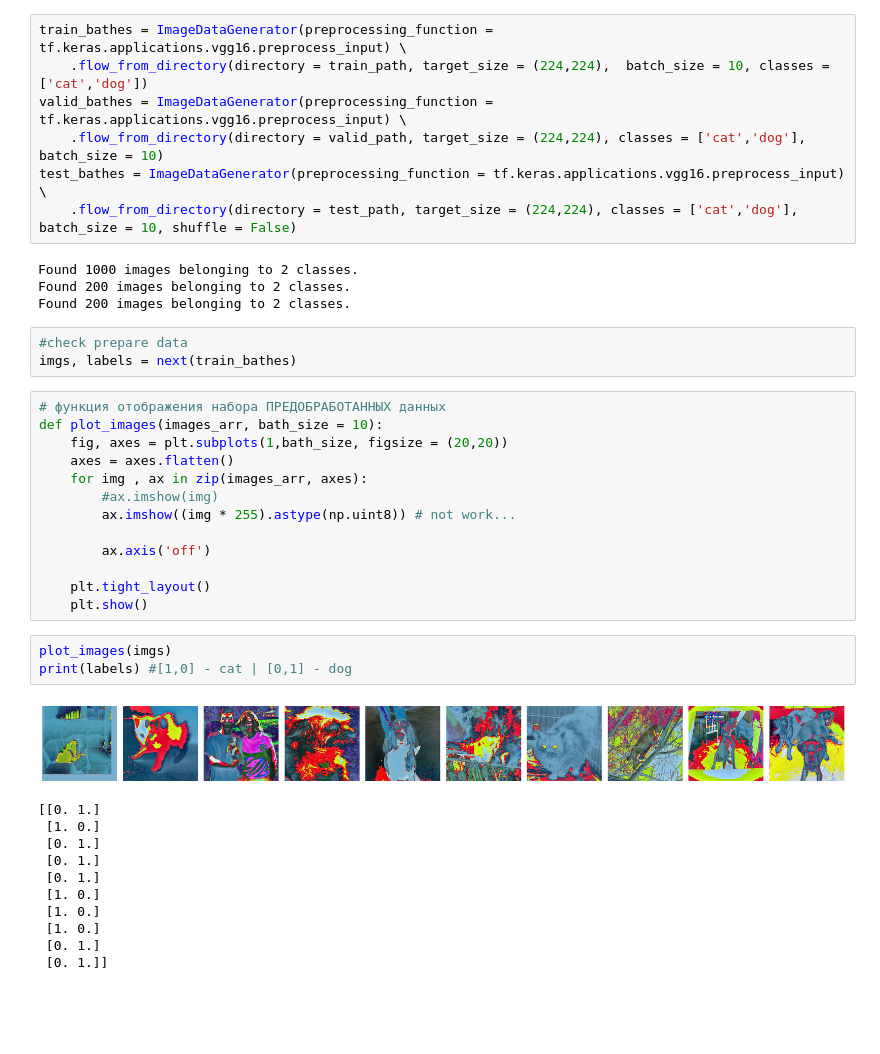
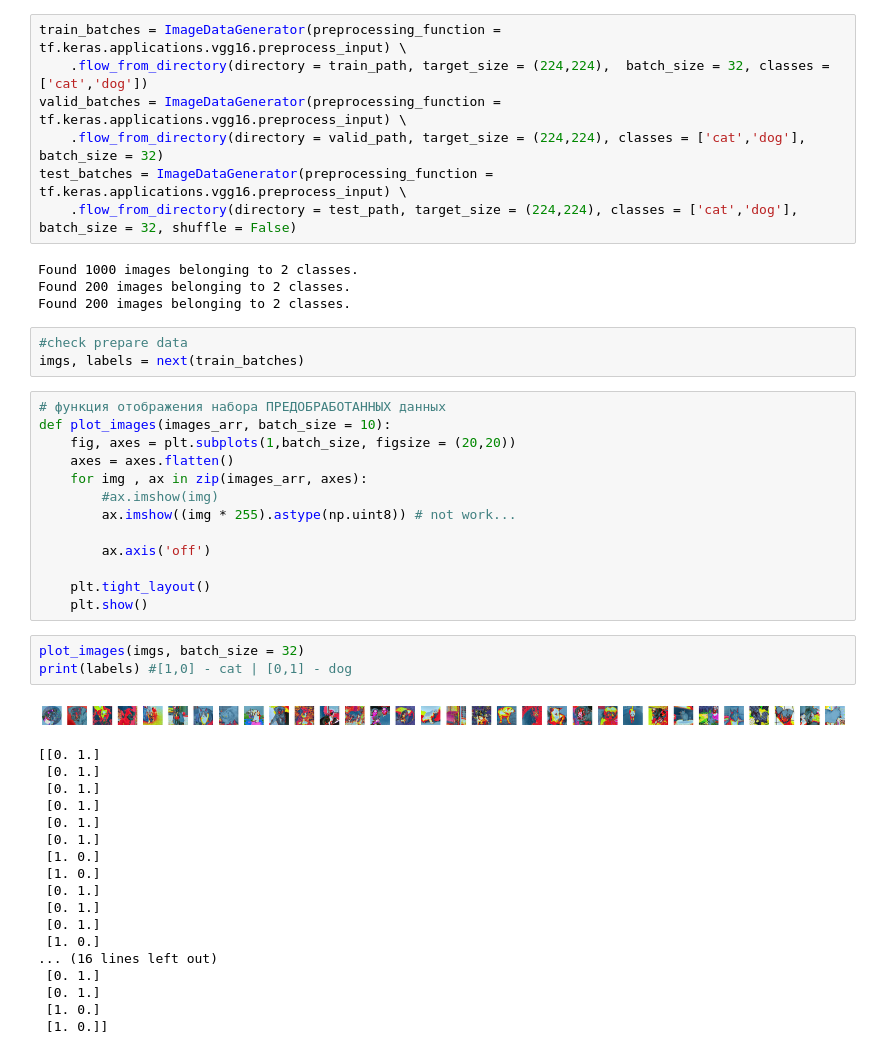
Before and after one commit to AntoniSopka97/Cat_Dog_Classifications_Keras, a Jupyter notebook: Cat_Dog_Classifications_use_Kearas.ipynb, the cells around one changed output. Saved outputs shown, nothing was run; the diff lists cells and outputs as text; blank space fills up the shorter version.

Commit message:
Testin CNN learning data and predict info

```diff
--- a/Cat_Dog_Classifications_use_Kearas.ipynb
+++ b/Cat_Dog_Classifications_use_Kearas.ipynb
@@ -70,23 +70,23 @@ train_path = path + 'train'
 valid_path = path + 'valid'
 test_path = path + 'test'
 # %%
-train_bathes = ImageDataGenerator(preprocessing_function = tf.keras.applications.vgg16.preprocess_input) \
-    .flow_from_directory(directory = train_path, target_size = (224,224),  batch_size = 10, classes = ['cat','dog'])
-valid_bathes = ImageDataGenerator(preprocessing_function = tf.keras.applications.vgg16.preprocess_input) \
-    .flow_from_directory(directory = valid_path, target_size = (224,224), classes = ['cat','dog'], batch_size = 10)
-test_bathes = ImageDataGenerator(preprocessing_function = tf.keras.applications.vgg16.preprocess_input) \
-    .flow_from_directory(directory = test_path, target_size = (224,224), classes = ['cat','dog'], batch_size = 10, shuffle = False)
+train_batches = ImageDataGenerator(preprocessing_function = tf.keras.applications.vgg16.preprocess_input) \
+    .flow_from_directory(directory = train_path, target_size = (224,224),  batch_size = 32, classes = ['cat','dog'])
+valid_batches = ImageDataGenerator(preprocessing_function = tf.keras.applications.vgg16.preprocess_input) \
+    .flow_from_directory(directory = valid_path, target_size = (224,224), classes = ['cat','dog'], batch_size = 32)
+test_batches = ImageDataGenerator(preprocessing_function = tf.keras.applications.vgg16.preprocess_input) \
+    .flow_from_directory(directory = test_path, target_size = (224,224), classes = ['cat','dog'], batch_size = 32, shuffle = False)
 # %% [output]
 Found 1000 images belonging to 2 classes.
 Found 200 images belonging to 2 classes.
 Found 200 images belonging to 2 classes.
 # %%
 #check prepare data
-imgs, labels = next(train_bathes)
+imgs, labels = next(train_batches)
 # %%
 # функция отображения набора ПРЕДОБРАБОТАННЫХ данных
-def plot_images(images_arr, bath_size = 10):
-    fig, axes = plt.subplots(1,bath_size, figsize = (20,20))
+def plot_images(images_arr, batch_size = 10):
+    fig, axes = plt.subplots(1,batch_size, figsize = (20,20))
     axes = axes.flatten()
     for img , ax in zip(images_arr, axes):
         #ax.imshow(img)
@@ -96,18 +96,25 @@ def plot_images(images_arr, bath_size = 10):
 
     plt.tight_layout()
     plt.show()
-# %%
-plot_images(imgs)
-print(labels) #[1,0] - cat | [0,1] - dog
-# %% [output]
-[figure, removed]
-[[0. 1.]
- [1. 0.]
- [0. 1.]
- [0. 1.]
- [0. 1.]
- [1. 0.]
- [1. 0.]
- [1. 0.]
- [0. 1.]
- [0. 1.]]
+# %%
+plot_images(imgs, batch_size = 32)
+print(labels) #[1,0] - cat | [0,1] - dog
+# %% [output]
+[figure, added]
+[[0. 1.]
+ [0. 1.]
+ [0. 1.]
+ [0. 1.]
+ [0. 1.]
+ [0. 1.]
+ [1. 0.]
+ [1. 0.]
+ [0. 1.]
+ [0. 1.]
+ [0. 1.]
+ [1. 0.]
+... (16 lines left out)
+ [0. 1.]
+ [0. 1.]
+ [1. 0.]
+ [1. 0.]]
```
Also changed, not shown: parts of 17 cells of this notebook.
